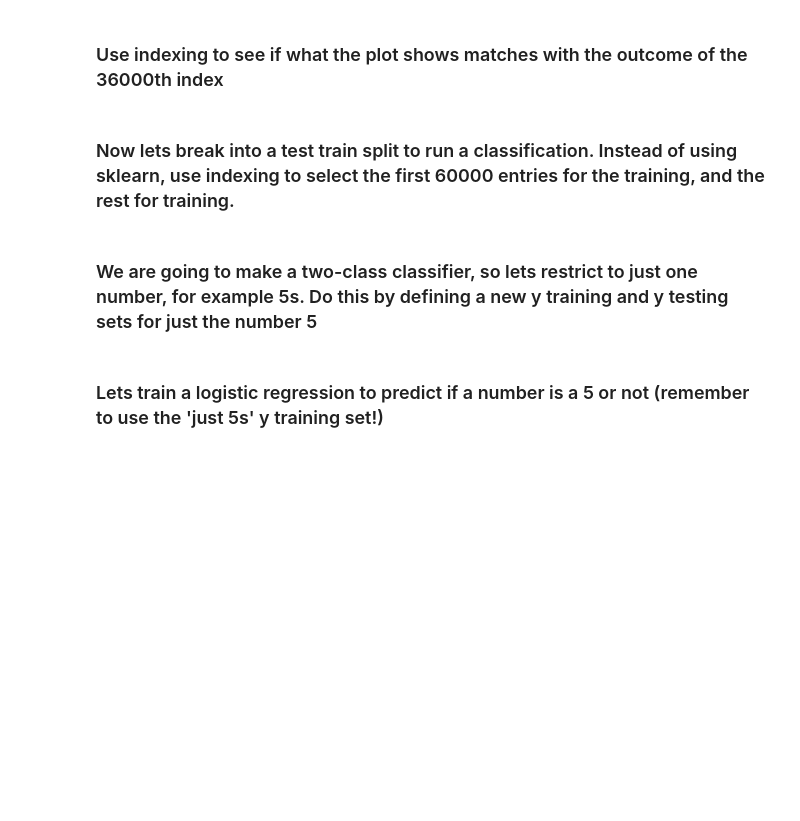
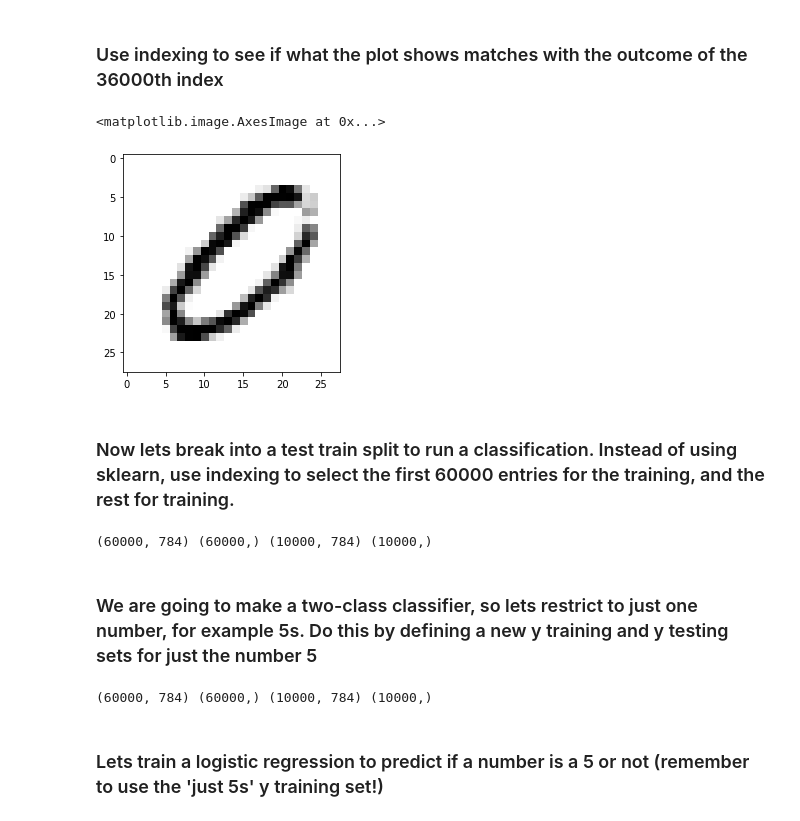
Before and after one commit to pmoreira1/dataV2-labs, a Jupyter notebook: module-3/Evaluation-Recall-and-Precision/your-code/main.ipynb, the cells around one changed output. Drawn from its saved outputs; the diff is of its cells as text; code cells hidden in the pictures; blank space fills up the shorter version.

```diff
--- a/module-3/Evaluation-Recall-and-Precision/your-code/main.ipynb
+++ b/module-3/Evaluation-Recall-and-Precision/your-code/main.ipynb
@@ -4,6 +4,6 @@
 ### We are going to use a dataset of written numbers which we can import from sklearn. Run the code below to do so.
 # %%
 import numpy as np
-from sklearn.datasets import fetch_mldata
-mnist = fetch_mldata('MNIST original')
+from sklearn.datasets import fetch_openml
+mnist = fetch_openml('mnist_784')
 X, y = mnist['data'], mnist['target']
@@ -18,6 +46,17 @@ ImportError: cannot import name 'fetch_mldata' from 'sklearn.datasets' (C:\Users
 # %% [markdown]
 ### Use indexing to see if what the plot shows matches with the outcome of the 36000th index
+# %%
+plt.imshow(X[35999].reshape(28,28), cmap=matplotlib.cm.binary, interpolation='nearest')
+# %% [output]
+<matplotlib.image.AxesImage at 0x...>
+[figure, added]
 # %% [markdown]
 ### Now lets break into a test train split to run a classification. Instead of using sklearn, use indexing to select the first 60000 entries for the training, and the rest for training.
+# %%
+X_train, y_train = X[:60000], y[:60000]
+X_test, y_test = X[60000:], y[60000:]
+print(X_train.shape, y_train.shape, X_test.shape, y_test.shape)
+# %% [output]
+(60000, 784) (60000,) (10000, 784) (10000,)
 # %% [markdown]
 ### We are going to make a two-class classifier, so lets restrict to just one number, for example 5s. Do this by defining a new y training and y testing sets for just the number 5
@@ -24,2 +65,9 @@ ImportError: cannot import name 'fetch_mldata' from 'sklearn.datasets' (C:\Users
+# %%
+# Get the condition and split the original X and y data
+y5_train = np.where(y_train == '5', 1, 0)
+y5_test = np.where(y_test == '5',1, 0)
+print(X_train.shape, y5_train.shape, X_test.shape, y5_test.shape)
+# %% [output]
+(60000, 784) (60000,) (10000, 784) (10000,)
 # %% [markdown]
 ### Lets train a logistic regression to predict if a number is a 5 or not (remember to use the 'just 5s' y training set!)
```
Also changed, not shown: parts of 21 cells of this notebook, 2 other files.
